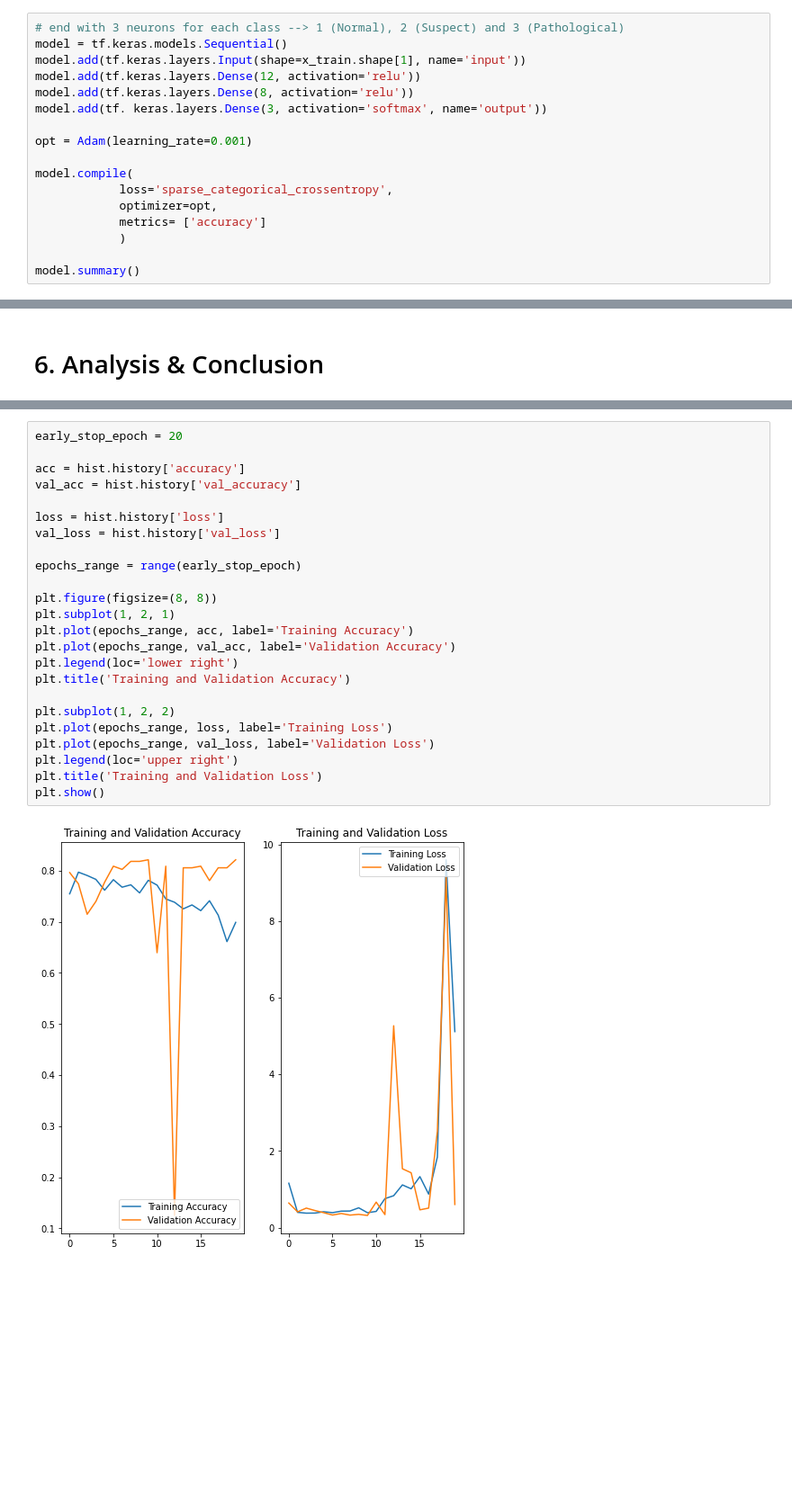
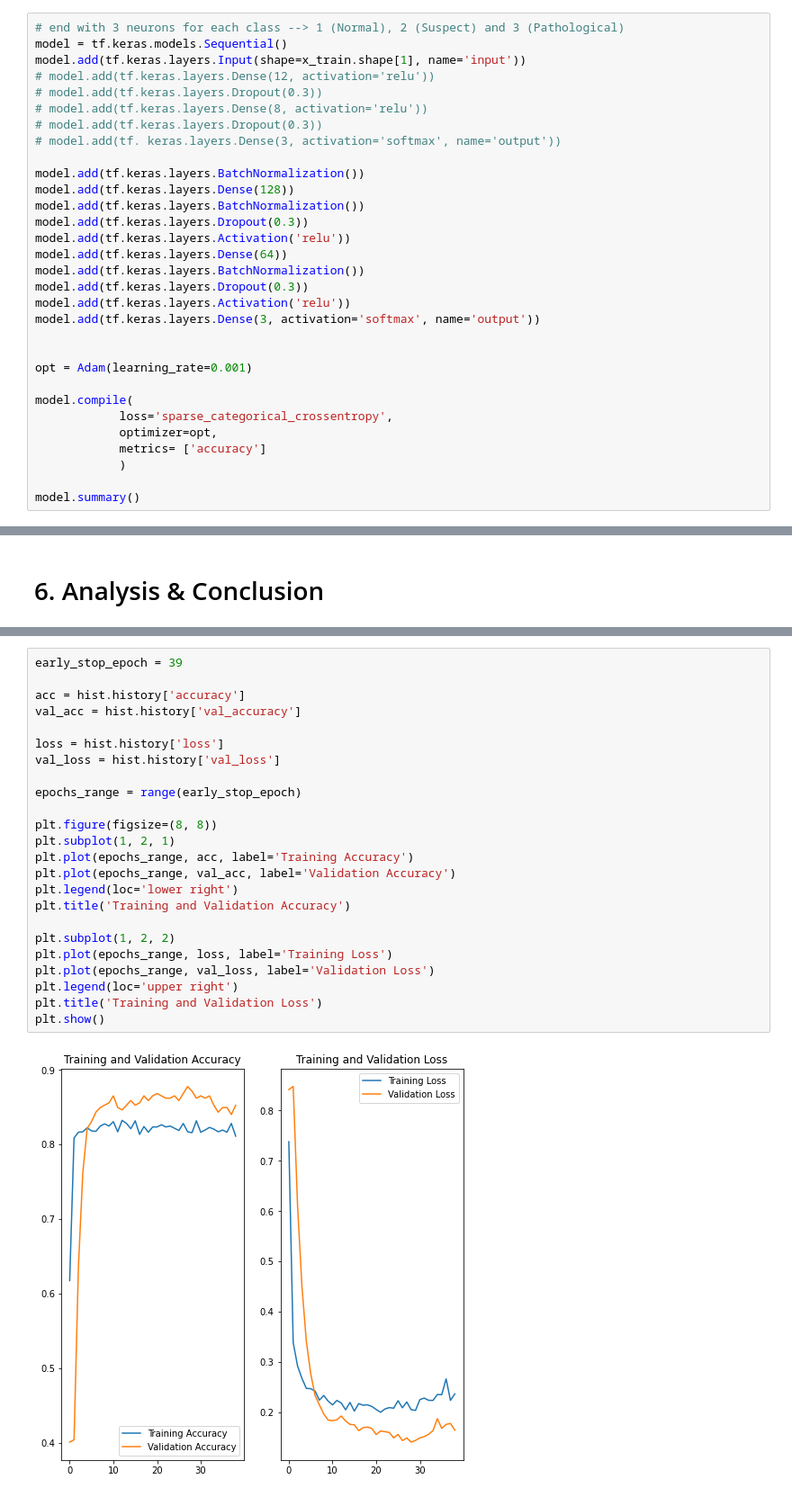
Before and after one commit to nickknapton12/BMEN415_Final_Project, a Jupyter notebook: Classification/Rachel/NN_Model1.ipynb, the cells around one changed output, grey strips where cells are left out. Shown at 90% size. Drawn from its saved outputs; the diff is of its cells as text; blank space fills up the shorter version.

Commit message:
updated models for better results

```diff
--- a/Classification/Rachel/NN_Model1.ipynb
+++ b/Classification/Rachel/NN_Model1.ipynb
@@ -71,9 +71,23 @@ y_test shape is: (107,)
 # end with 3 neurons for each class --> 1 (Normal), 2 (Suspect) and 3 (Pathological)
 model = tf.keras.models.Sequential()
 model.add(tf.keras.layers.Input(shape=x_train.shape[1], name='input'))
-model.add(tf.keras.layers.Dense(12, activation='relu'))
-model.add(tf.keras.layers.Dense(8, activation='relu'))
-model.add(tf. keras.layers.Dense(3, activation='softmax', name='output'))
+# model.add(tf.keras.layers.Dense(12, activation='relu'))
+# model.add(tf.keras.layers.Dropout(0.3))
+# model.add(tf.keras.layers.Dense(8, activation='relu'))
+# model.add(tf.keras.layers.Dropout(0.3))
+# model.add(tf. keras.layers.Dense(3, activation='softmax', name='output'))
+
+model.add(tf.keras.layers.BatchNormalization())
+model.add(tf.keras.layers.Dense(128))
+model.add(tf.keras.layers.BatchNormalization())
+model.add(tf.keras.layers.Dropout(0.3))
+model.add(tf.keras.layers.Activation('relu'))
+model.add(tf.keras.layers.Dense(64))
+model.add(tf.keras.layers.BatchNormalization())
+model.add(tf.keras.layers.Dropout(0.3))
+model.add(tf.keras.layers.Activation('relu'))
+model.add(tf.keras.layers.Dense(3, activation='softmax', name='output'))
+
 
 opt = Adam(learning_rate=0.001)
 
@@ -136,27 +157,27 @@ metrics_df.sample()
 # %%
-early_stop_epoch = 20
+early_stop_epoch = 39
 
 acc = hist.history['accuracy']
 val_acc = hist.history['val_accuracy']
 
 loss = hist.history['loss']
 val_loss = hist.history['val_loss']
 
 epochs_range = range(early_stop_epoch)
 
 plt.figure(figsize=(8, 8))
 plt.subplot(1, 2, 1)
 plt.plot(epochs_range, acc, label='Training Accuracy')
 plt.plot(epochs_range, val_acc, label='Validation Accuracy')
 plt.legend(loc='lower right')
 plt.title('Training and Validation Accuracy')
 
 plt.subplot(1, 2, 2)
 plt.plot(epochs_range, loss, label='Training Loss')
 plt.plot(epochs_range, val_loss, label='Validation Loss')
 plt.legend(loc='upper right')
 plt.title('Training and Validation Loss')
 plt.show()
 # %% [output]
-[figure, old version]
+[figure, new version]
 # %%
```
Also changed, not shown: parts of 8 cells of this notebook, 2 other files.
